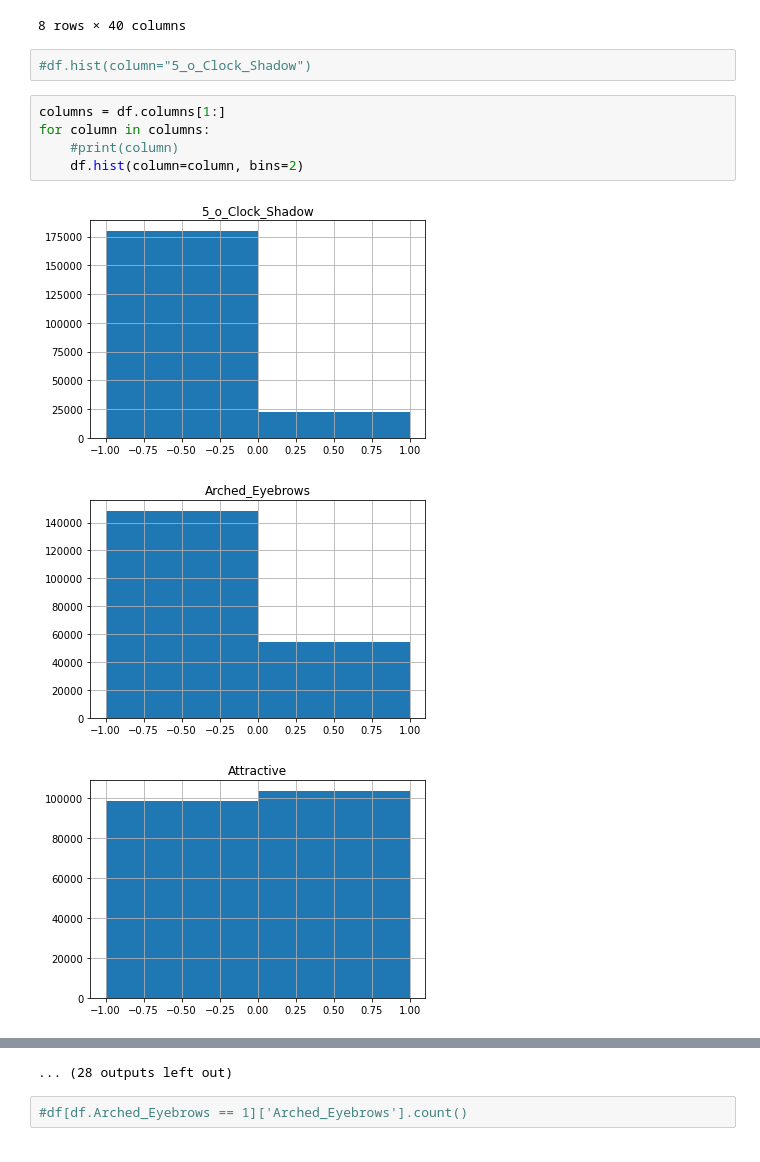
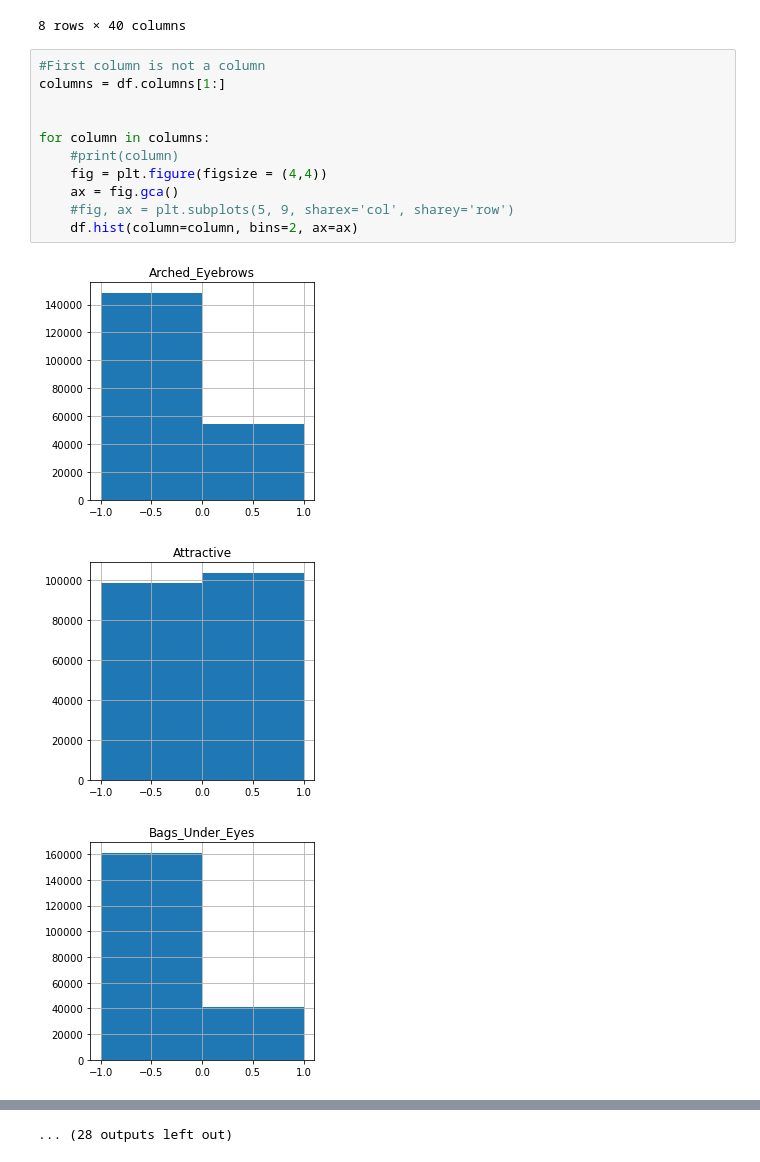
Before and after one commit to hrifanov/ml_project, a Jupyter notebook: Sprint_3/Explanatory_an_pic_attr/explanatory_analysis.ipynb, the cells around one changed output, grey strips where cells are left out. Cells and saved outputs as stored; diff of their text form.

```diff
--- a/Sprint_3/Explanatory_an_pic_attr/explanatory_analysis.ipynb
+++ b/Sprint_3/Explanatory_an_pic_attr/explanatory_analysis.ipynb
@@ -27,14 +31,18 @@ df.describe()
 | 75% | 1.000000 | 1.00000 | -1.000000 | -1.000000 | -1.000000 | -1.000000 | -1.000000 | -1.000000 | ... |
 | max | 1.000000 | 1.00000 | 1.000000 | 1.000000 | 1.000000 | 1.000000 | 1.000000 | 1.000000 | ... |
 8 rows × 40 columns
-# %%
-#df.hist(column="5_o_Clock_Shadow")
 # %%
+#First column is not a column
 columns = df.columns[1:]
+
+
 for column in columns:
     #print(column)
-    df.hist(column=column, bins=2)
+    fig = plt.figure(figsize = (4,4))
+    ax = fig.gca()
+    #fig, ax = plt.subplots(5, 9, sharex='col', sharey='row')
+    df.hist(column=column, bins=2, ax=ax)
 # %% [output]
-[figure, old version]
+[figure, new version]
-[figure, old version]
+[figure, new version]
-[figure, old version]
+[figure, new version]
@@ -50,4 +58,2 @@ for column in columns:
 ... (28 outputs left out)
-# %%
-#df[df.Arched_Eyebrows == 1]['Arched_Eyebrows'].count()
 # %%
```
Also changed, not shown: parts of 14 cells of this notebook.
